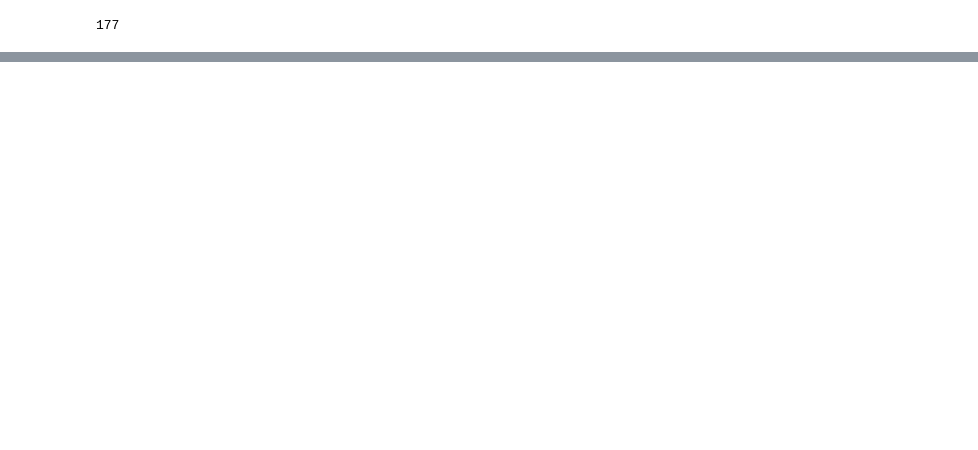
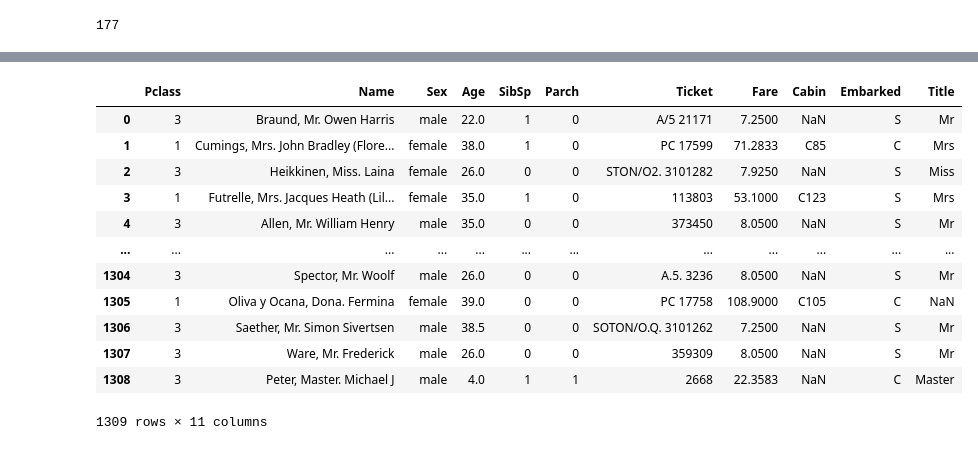
Before and after one commit to xuxiufeng/Titanic-Machine_Learning_from_Disaster, a Jupyter notebook: Titanic_Machine_Learning_from_Disaster.ipynb, the cells around one changed output, grey strips where cells are left out. Cells and saved outputs as stored; diff of their text form; code cells hidden in the pictures; blank space fills up the shorter version.

```diff
--- a/Titanic_Machine_Learning_from_Disaster.ipynb
+++ b/Titanic_Machine_Learning_from_Disaster.ipynb
@@ -352,0 +420,3 @@ combined.iloc[:891].Age.isnull().sum()
+# %%
+grouped_median_train = grouped_median_train.reset_index()[['Sex', 'Pclass', 'Title', 'Age']]
+grouped_median_train.head()
@@ -352,0 +430,32 @@ combined.iloc[:891].Age.isnull().sum()
+# %%
+def fill_age(row):
+    condition = (
+        (grouped_median_train['Sex'] == row['Sex']) &
+        (grouped_median_train['Title'] == row['Title']) &
+        (grouped_median_train['Pclass'] == row['Pclass'])
+    )
+    return grouped_median_train[condition]['Age'].values[0]
+
+
+def process_age():
+    global combined # convert 'combined' to a global variable
+    # a function that fills the missing values of the Age variable
+    combined['Age'] = combined.apply(lambda row: fill_age(row) if np.isnan(row['Age']) else row['Age'], axis=1) # axis=1: apply function each row
+    return combined
+# %%
+combined = process_age()
+combined
+# %% [output]
+|  | Pclass | Name | Sex | Age | SibSp | Parch | Ticket | Fare | Cabin | Embarked | Title |
+| 0 | 3 | Braund, Mr. Owen Harris | male | 22.0 | 1 | 0 | A/5 21171 | 7.2500 | NaN | S | Mr |
+| 1 | 1 | Cumings, Mrs. John Bradley (Flore... | female | 38.0 | 1 | 0 | PC 17599 | 71.2833 | C85 | C | Mrs |
+| 2 | 3 | Heikkinen, Miss. Laina | female | 26.0 | 0 | 0 | STON/O2. 3101282 | 7.9250 | NaN | S | Miss |
+| 3 | 1 | Futrelle, Mrs. Jacques Heath (Lil... | female | 35.0 | 1 | 0 | 113803 | 53.1000 | C123 | S | Mrs |
+| 4 | 3 | Allen, Mr. William Henry | male | 35.0 | 0 | 0 | 373450 | 8.0500 | NaN | S | Mr |
+| ... | ... | ... | ... | ... | ... | ... | ... | ... | ... | ... | ... |
+| 1304 | 3 | Spector, Mr. Woolf | male | 26.0 | 0 | 0 | A.5. 3236 | 8.0500 | NaN | S | Mr |
+| 1305 | 1 | Oliva y Ocana, Dona. Fermina | female | 39.0 | 0 | 0 | PC 17758 | 108.9000 | C105 | C | NaN |
+| 1306 | 3 | Saether, Mr. Simon Sivertsen | male | 38.5 | 0 | 0 | SOTON/O.Q. 3101262 | 7.2500 | NaN | S | Mr |
+| 1307 | 3 | Ware, Mr. Frederick | male | 26.0 | 0 | 0 | 359309 | 8.0500 | NaN | S | Mr |
+| 1308 | 3 | Peter, Master. Michael J | male | 4.0 | 1 | 1 | 2668 | 22.3583 | NaN | C | Master |
+1309 rows × 11 columns
```
Also changed, not shown: parts of 29 cells of this notebook.
